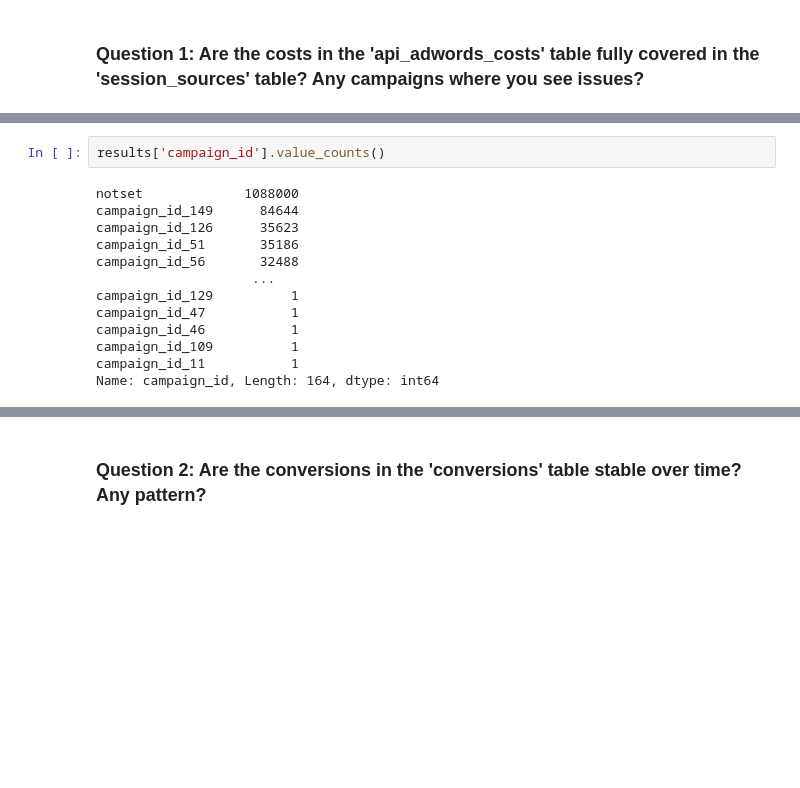
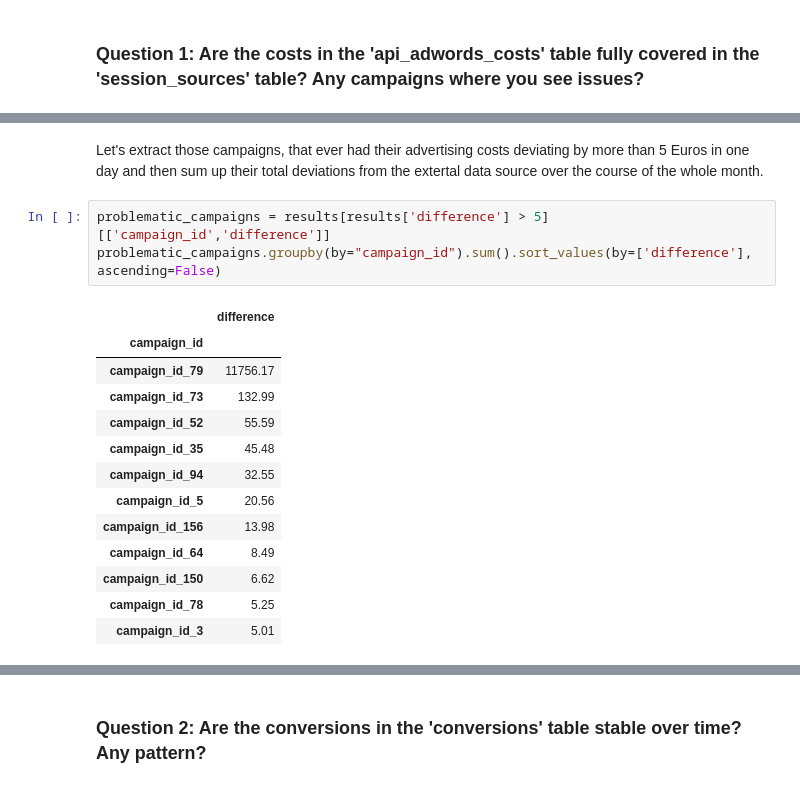
Before and after one commit to StefanieSenger/data_quality_challenge, a Jupyter notebook: Data_Quality_202108/report_data_quality.ipynb, the cells around one changed output, grey strips where cells are left out. Cells and saved outputs as stored; diff of their text form; blank space fills up the shorter version.

```diff
--- a/Data_Quality_202108/report_data_quality.ipynb
+++ b/Data_Quality_202108/report_data_quality.ipynb
@@ -45,15 +62,19 @@ results
-# %%
-results['campaign_id'].value_counts()
-# %% [output]
-notset             1088000
-campaign_id_149      84644
-campaign_id_126      35623
-campaign_id_51       35186
-campaign_id_56       32488
-                    ...
-campaign_id_129          1
-campaign_id_47           1
-campaign_id_46           1
-campaign_id_109          1
-campaign_id_11           1
-Name: campaign_id, Length: 164, dtype: int64
+# %% [markdown]
+Let's extract those campaigns, that ever had their advertising costs deviating by more than 5 Euros in one day and then sum up their total deviations from the extertal data source over the course of the whole month.
+# %%
+problematic_campaigns = results[results['difference'] > 5][['campaign_id','difference']]
+problematic_campaigns.groupby(by="campaign_id").sum().sort_values(by=['difference'], ascending=False)
+# %% [output]
+|  | difference |
+| campaign_id |  |
+| campaign_id_79 | 11756.17 |
+| campaign_id_73 | 132.99 |
+| campaign_id_52 | 55.59 |
+| campaign_id_35 | 45.48 |
+| campaign_id_94 | 32.55 |
+| campaign_id_5 | 20.56 |
+| campaign_id_156 | 13.98 |
+| campaign_id_64 | 8.49 |
+| campaign_id_150 | 6.62 |
+| campaign_id_78 | 5.25 |
+| campaign_id_3 | 5.01 |
```
Also changed, not shown: parts of 10 cells of this notebook.
